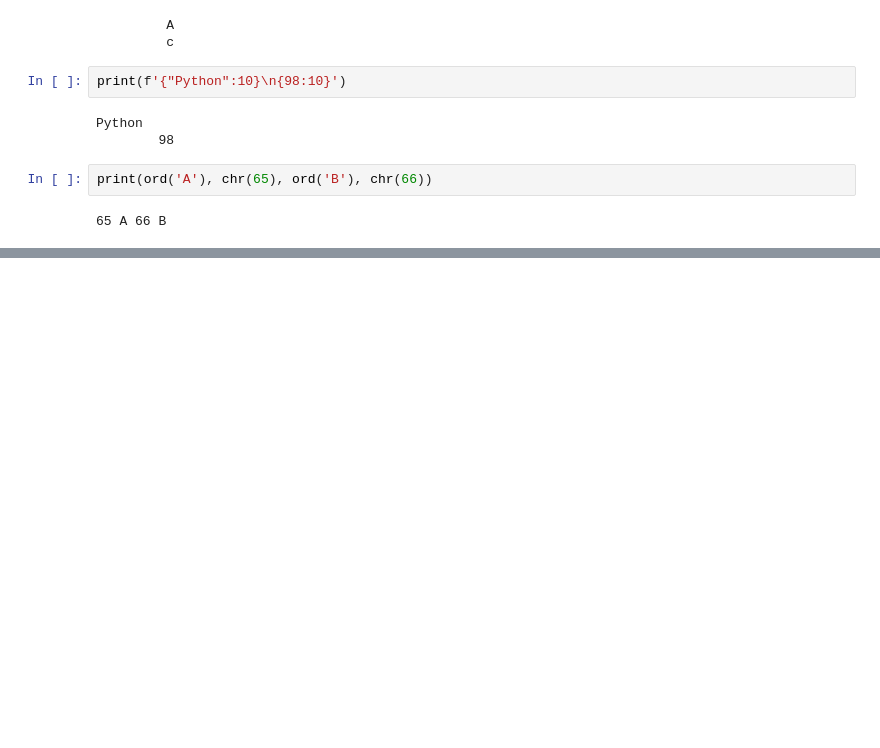
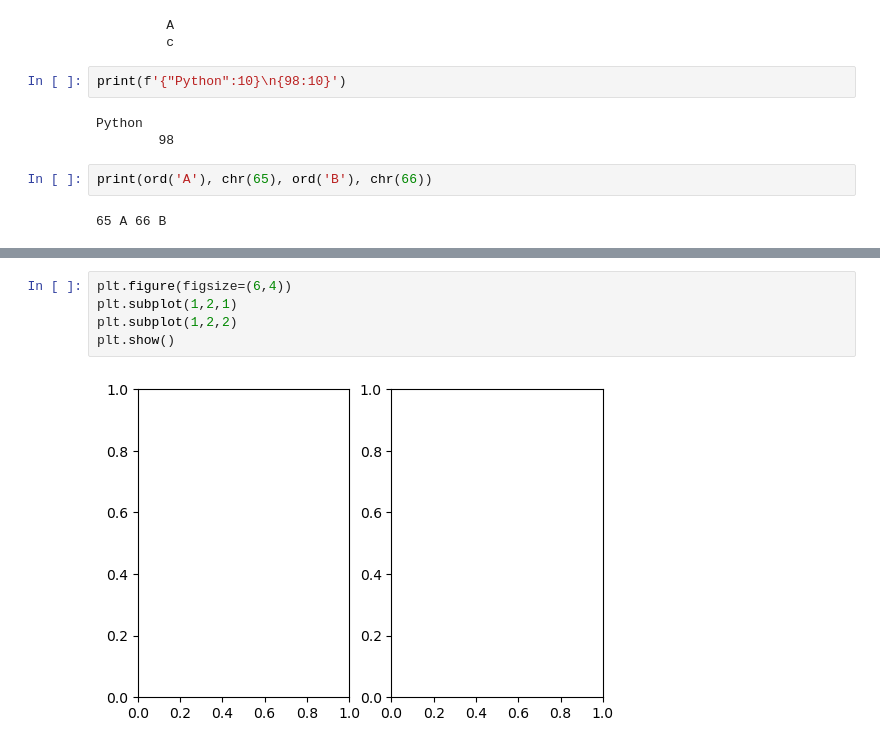
Before and after one commit to jeongeun-JH/ai_python, a Jupyter notebook: Python_Numpy.ipynb, the cells around one changed output, grey strips where cells are left out. Cells and saved outputs as stored; diff of their text form; blank space fills up the shorter version.

```diff
--- a/Python_Numpy.ipynb
+++ b/Python_Numpy.ipynb
@@ -728,0 +840,7 @@ print(ord('A'), chr(65), ord('B'), chr(66))
+# %%
+plt.figure(figsize=(6,4))
+plt.subplot(1,2,1)
+plt.subplot(1,2,2)
+plt.show()
+# %% [output]
+[figure, added]
```
Also changed, not shown: parts of 25 cells of this notebook, 2 other files.
